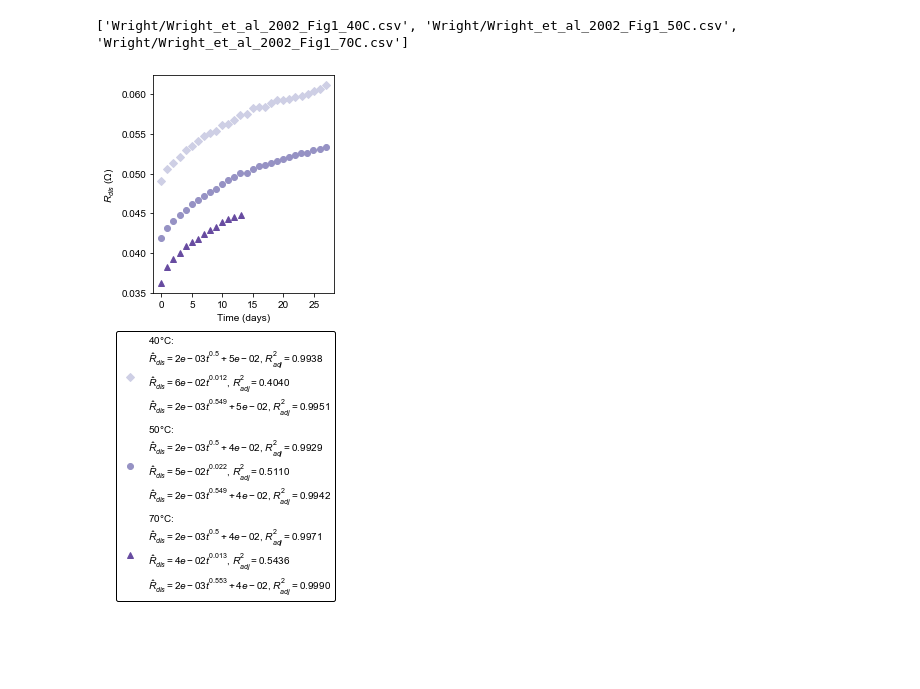
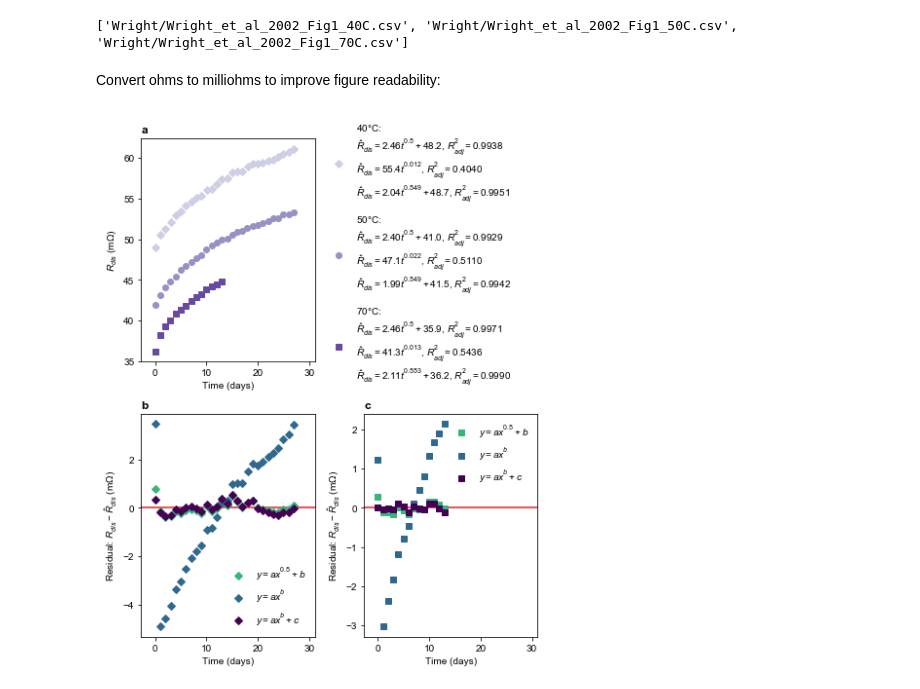
Before and after one commit to petermattia/SEI-growth-time-dependence, a Jupyter notebook: SEI time dependence.ipynb, the cells around one changed output. Saved outputs shown, nothing was run; the diff lists cells and outputs as text; code cells hidden in the pictures; blank space fills up the shorter version.

```diff
--- a/SEI time dependence.ipynb
+++ b/SEI time dependence.ipynb
@@ -369,33 +542,5 @@ def load_dataset(author):
 Wright_data = load_dataset('Wright')
 # %% [output]
 ['Wright/Wright_et_al_2002_Fig1_40C.csv', 'Wright/Wright_et_al_2002_Fig1_50C.csv', 'Wright/Wright_et_al_2002_Fig1_70C.csv']
-# %%
-colors = cm.Purples(np.linspace(0.3, 1, 4))
-colors = colors[:,0:3]
-markers = ['D','o','^']
-
-# Loop through data, fit, and plot
-labels = [r'$40\degree$'+'C',r'$50\degree$'+'C',r'$70\degree$'+'C']
-
-plt.figure(figsize=(3.25,4))
-
-for k, d in enumerate(Wright_data):
-    x = d[:,0]**2
-    y = d[:,1]
-
-    popt1,pcov1,adj_r2_1 = curve_fit_with_adj_r_squared(t_onehalf, x, y)
-    popt2,pcov2,adj_r2_2 = curve_fit_with_adj_r_squared(power1, x, y)
-    popt3,pcov3,adj_r2_3 = curve_fit_with_adj_r_squared(power2, x, y)
-    label = labels[k] + ':\n' \
-    + r'$\hat{R}_{dis}=%5.0et^{0.5} + %5.0e$' % tuple(popt1) +', ' + r'$R_{adj}^2=%5.4f}$' % adj_r2_1 + '\n' \
-    + r'$\hat{R}_{dis}=%5.0et^{%5.3f}$' % tuple(popt2) +', ' + r'$R_{adj}^2=%5.4f}$' % adj_r2_2 + '\n' \
-    + r'$\hat{R}_{dis}=%5.0et^{%5.3f} + %5.0e$' % tuple(popt3) +', ' + r'$R_{adj}^2=%5.4f}$' % adj_r2_3
-
-    plt.plot(x,y,label=label,color=colors[k],marker=markers[k],linestyle='None')
-
-plt.xlabel('Time (days)')
-plt.ylabel(r'$R_{dis}$' + ' ' +r'$(\Omega)$')
-plt.legend(bbox_to_anchor=(1.03, -0.15),edgecolor='k',framealpha=1)
-plt.savefig('figures/Wright.eps',bbox_inches='tight',format='eps')
-# %% [output]
-[figure, removed]
+# %% [markdown]
+Convert ohms to milliohms to improve figure readability:
@@ -402,3 +550,21 @@ plt.savefig('figures/Wright.eps',bbox_inches='tight',format='eps')
+# %%
+colors = cm.Purples(np.linspace(0.3, 1, 4))
+colors = colors[:,0:3]
+markers = ['D','o','s']
+
+Wright_labels = Labels(legend_labels = [r'$40\degree$'+'C',r'$50\degree$'+'C',r'$70\degree$'+'C'],
+                       x_label = 'Time (days)',
+                       y_label = r'$R_{dis}$',
+                       dataset_name = 'Wright',
+                       y_symbol = 'R_{dis}',
+                       y_symbol_pred = r'\hat{R}_{dis}',
+                       y_unit = r'(m$\Omega$)',
+                       switch_xy = False,
+                       square_x = True)
+
+plot_dataset(Wright_data, Wright_labels)
+# %% [output]
+[figure, added]
 # %% [markdown]
 ### Broussely et al
 
```
Also changed, not shown: parts of 75 cells of this notebook, 12 other files.
